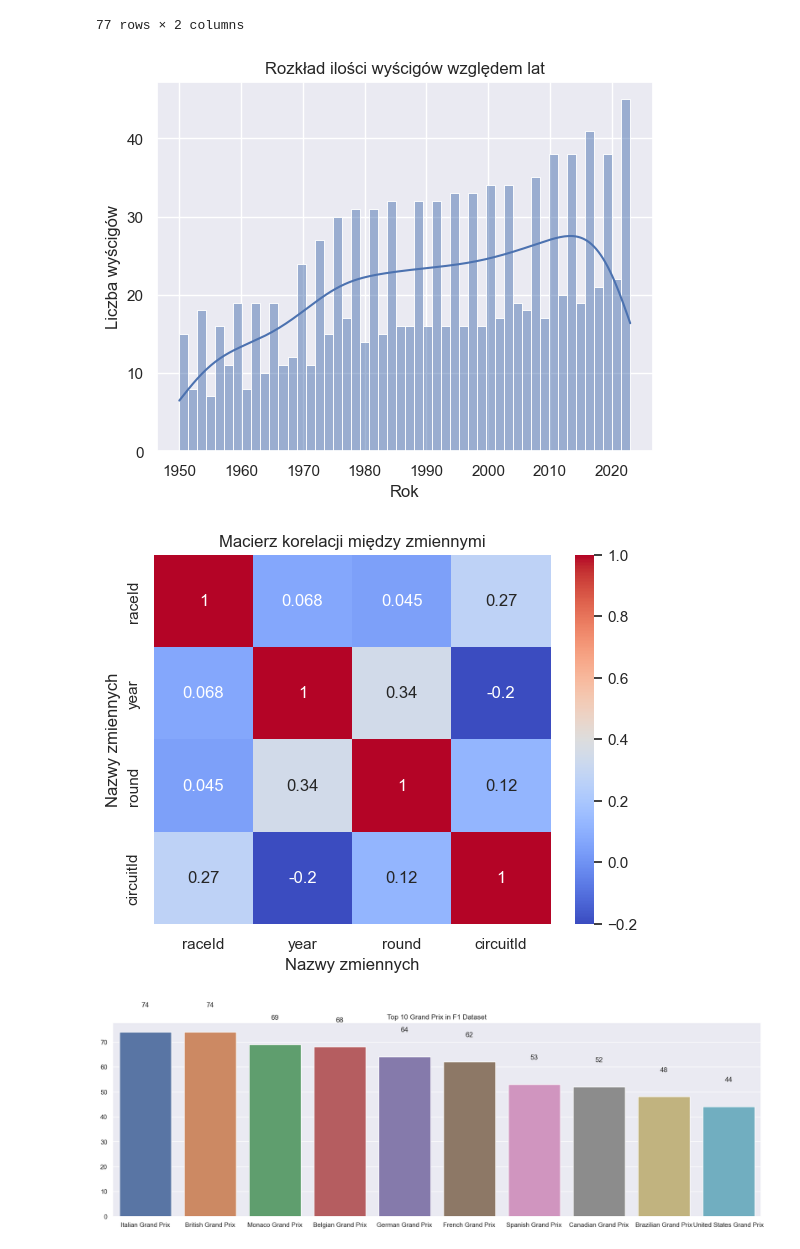
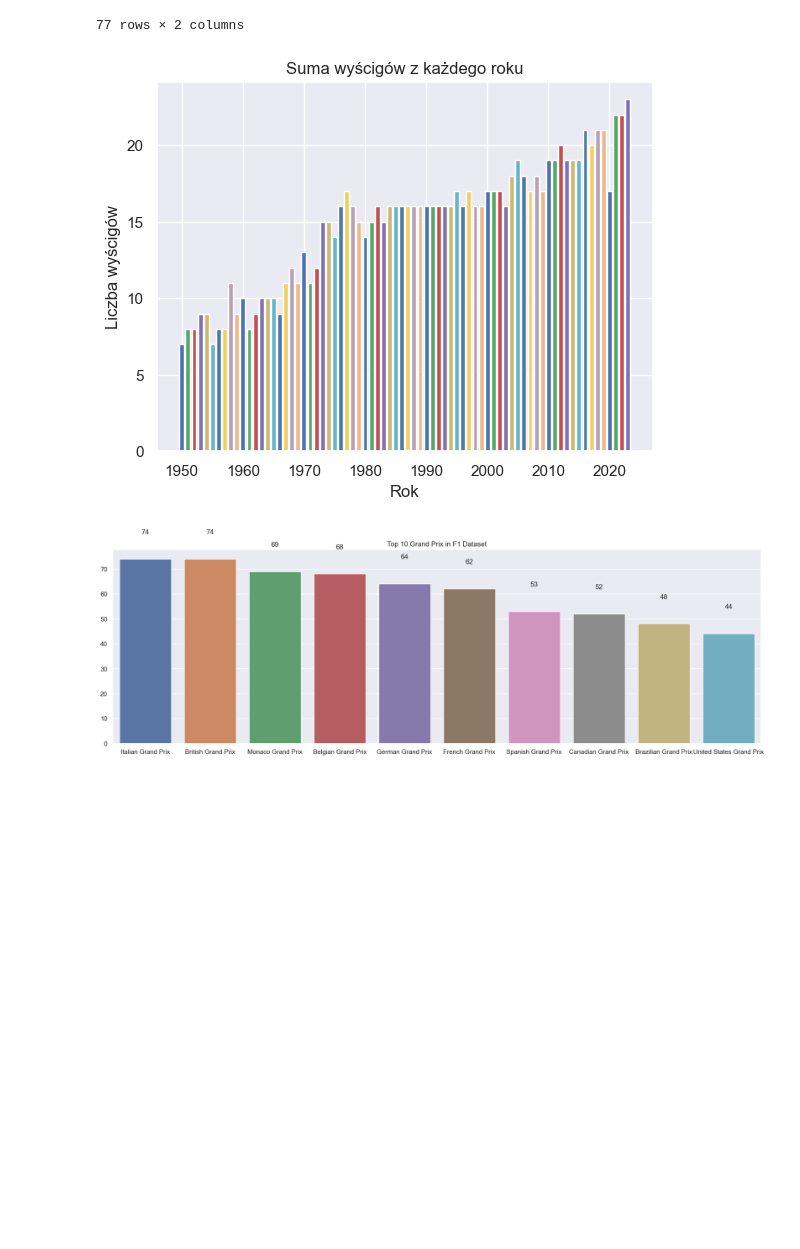
Before and after one commit to nataliaskrzypczak/python-data-analyses, a Jupyter notebook: Formula 1/F1 stats/data mining.ipynb, the cells around one changed output. Drawn from its saved outputs; the diff is of its cells as text; code cells hidden in the pictures; blank space fills up the shorter version.

```diff
--- a/Formula 1/F1 stats/data mining.ipynb
+++ b/Formula 1/F1 stats/data mining.ipynb
@@ -181,21 +152,15 @@ circuits_freq #most used circuts in order
 | 75 | 54 | 1 |
 | 76 | 80 | 1 |
 77 rows × 2 columns
-# %%
-sns.histplot(races['year'], kde=True, bins=50)
-plt.title('Rozkład ilości wyścigów względem lat')
-plt.xlabel('Rok')
-plt.ylabel('Liczba wyścigów')
-plt.show()
-
-sns.heatmap(races.corr(), annot=True, cmap='coolwarm')
-plt.title('Macierz korelacji między zmiennymi')
-plt.xlabel('Nazwy zmiennych')
-plt.ylabel('Nazwy zmiennych')
-plt.show()
-# %% [output]
-[figure, removed]
-[figure, removed]
+# %%
+colors = ['#4C72B0', '#55A868', '#C44E52', '#8172B2', '#CCB974', '#64B5CD', '#4E79A7', '#F1CE63', '#B9A0B7', '#EDB98A']
+plt.bar(year_counts.index, year_counts.values, color=colors)
+plt.title('Suma wyścigów z każdego roku')
+plt.xlabel('Rok')
+plt.ylabel('Liczba wyścigów')
+plt.show()
+# %% [output]
+[figure, added]
 # %%
 top10GP = races['name_race'].value_counts()[:10]
 
```
Also changed, not shown: parts of 4 cells of this notebook, 1 other file.
